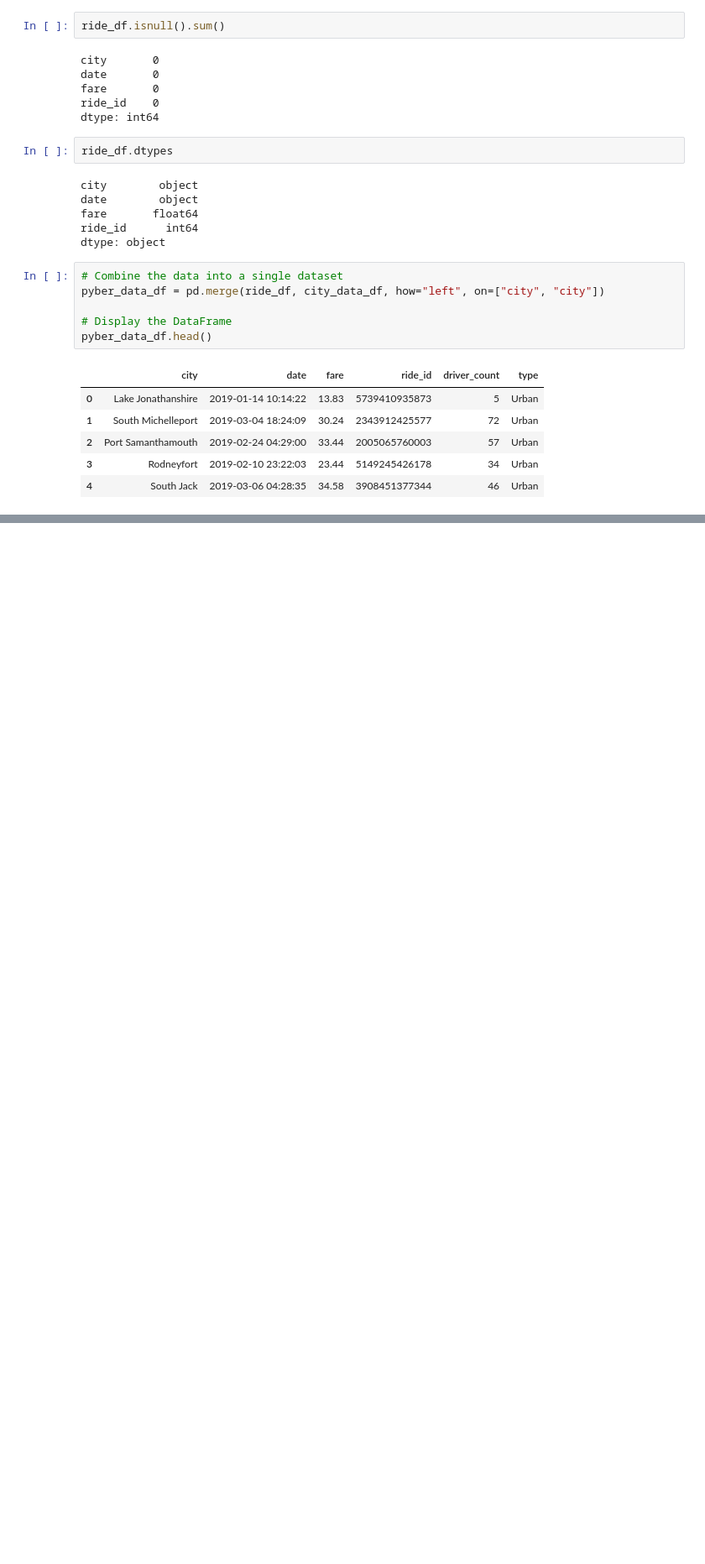
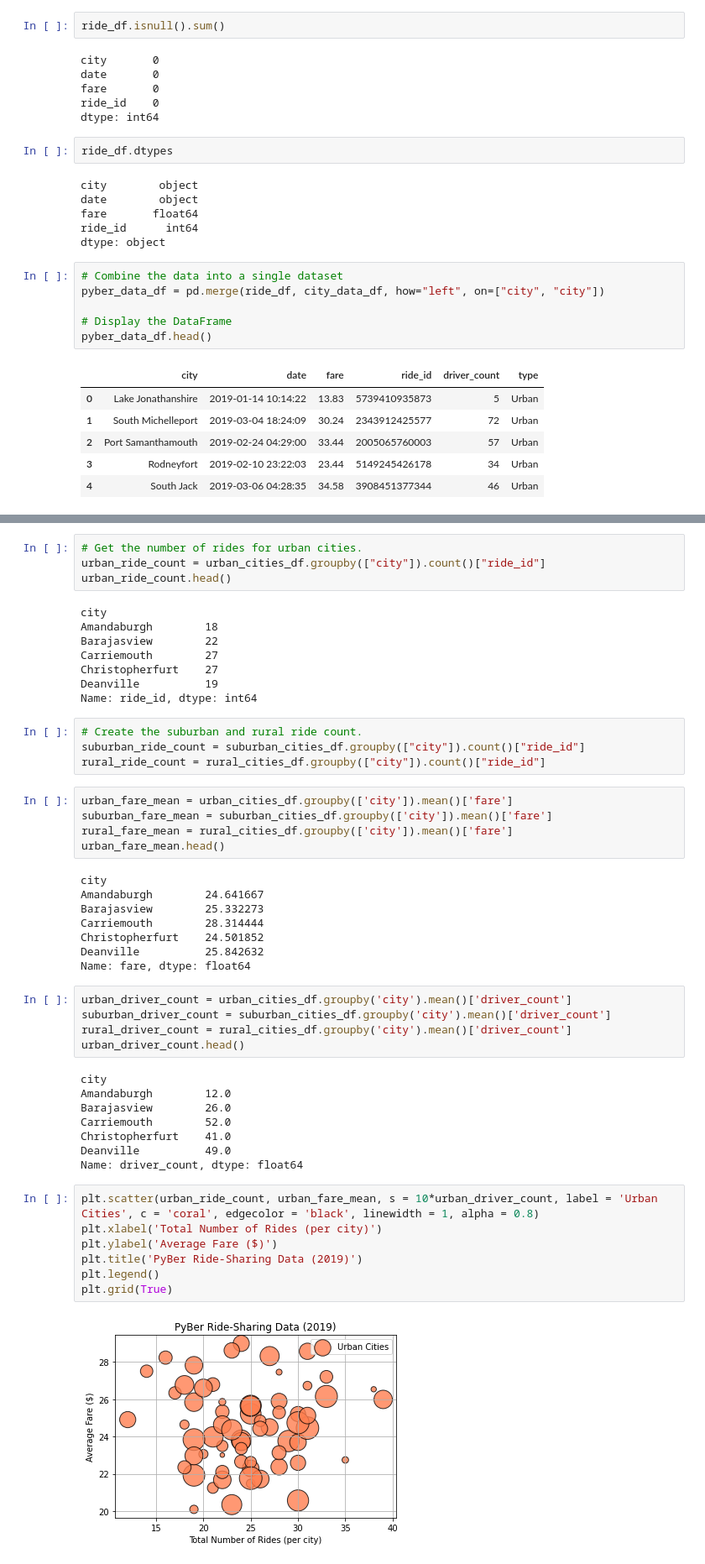
Before and after one commit to aboueim/PyBer_Analysis, a Jupyter notebook: Resources/PyBer.ipynb, the cells around one changed output, grey strips where cells are left out. Shown at 84% size. Saved outputs shown, nothing was run; the diff lists cells and outputs as text; blank space fills up the shorter version.

Commit message:
Bubble Chart Added

```diff
--- a/Resources/PyBer.ipynb
+++ b/Resources/PyBer.ipynb
@@ -122,0 +136,51 @@ pyber_data_df.head()
+# %%
+# Get the number of rides for urban cities.
+urban_ride_count = urban_cities_df.groupby(["city"]).count()["ride_id"]
+urban_ride_count.head()
+# %% [output]
+city
+Amandaburgh        18
+Barajasview        22
+Carriemouth        27
+Christopherfurt    27
+Deanville          19
+Name: ride_id, dtype: int64
+# %%
+# Create the suburban and rural ride count.
+suburban_ride_count = suburban_cities_df.groupby(["city"]).count()["ride_id"]
+rural_ride_count = rural_cities_df.groupby(["city"]).count()["ride_id"]
+# %%
+urban_fare_mean = urban_cities_df.groupby(['city']).mean()['fare']
+suburban_fare_mean = suburban_cities_df.groupby(['city']).mean()['fare']
+rural_fare_mean = rural_cities_df.groupby(['city']).mean()['fare']
+urban_fare_mean.head()
+# %% [output]
+city
+Amandaburgh        24.641667
+Barajasview        25.332273
+Carriemouth        28.314444
+Christopherfurt    24.501852
+Deanville          25.842632
+Name: fare, dtype: float64
+# %%
+urban_driver_count = urban_cities_df.groupby('city').mean()['driver_count']
+suburban_driver_count = suburban_cities_df.groupby('city').mean()['driver_count']
+rural_driver_count = rural_cities_df.groupby('city').mean()['driver_count']
+urban_driver_count.head()
+# %% [output]
+city
+Amandaburgh        12.0
+Barajasview        26.0
+Carriemouth        52.0
+Christopherfurt    41.0
+Deanville          49.0
+Name: driver_count, dtype: float64
+# %%
+plt.scatter(urban_ride_count, urban_fare_mean, s = 10*urban_driver_count, label = 'Urban Cities', c = 'coral', edgecolor = 'black', linewidth = 1, alpha = 0.8)
+plt.xlabel('Total Number of Rides (per city)')
+plt.ylabel('Average Fare ($)')
+plt.title('PyBer Ride-Sharing Data (2019)')
+plt.legend()
+plt.grid(True)
+# %% [output]
+[figure, added]
```
Also changed, not shown: parts of 5 cells of this notebook, 1 other file.
